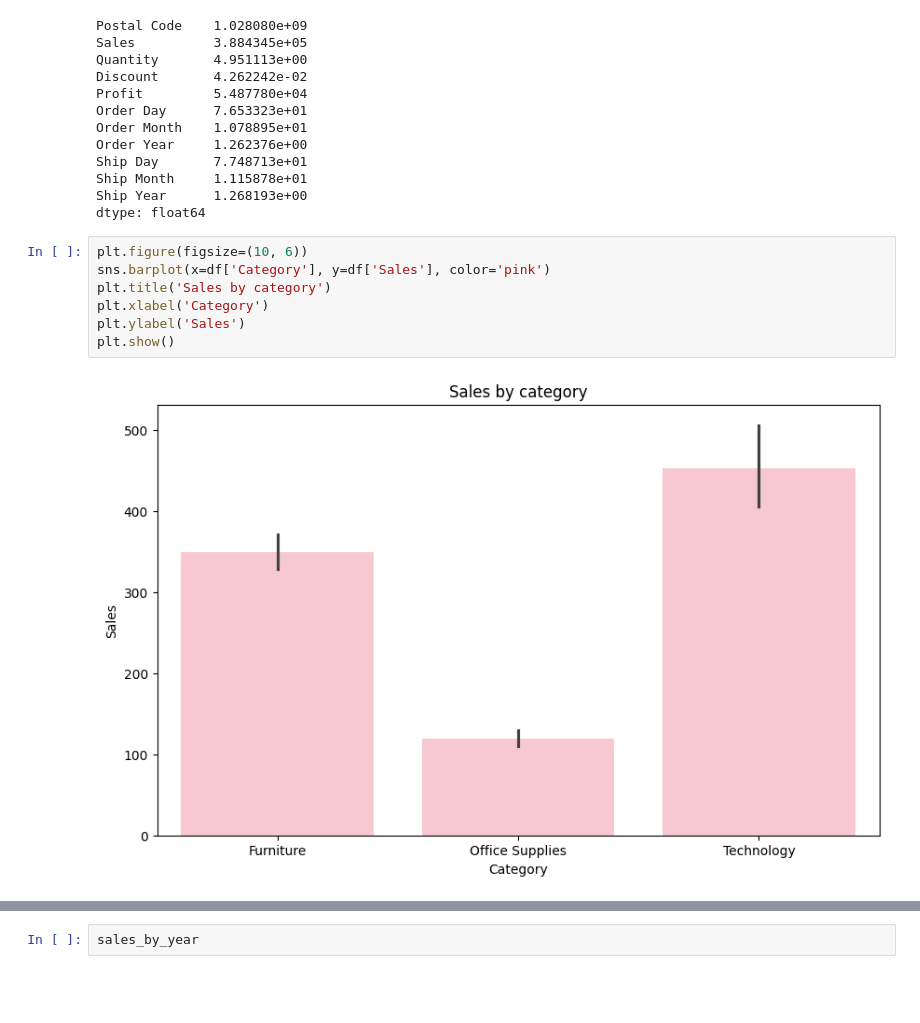
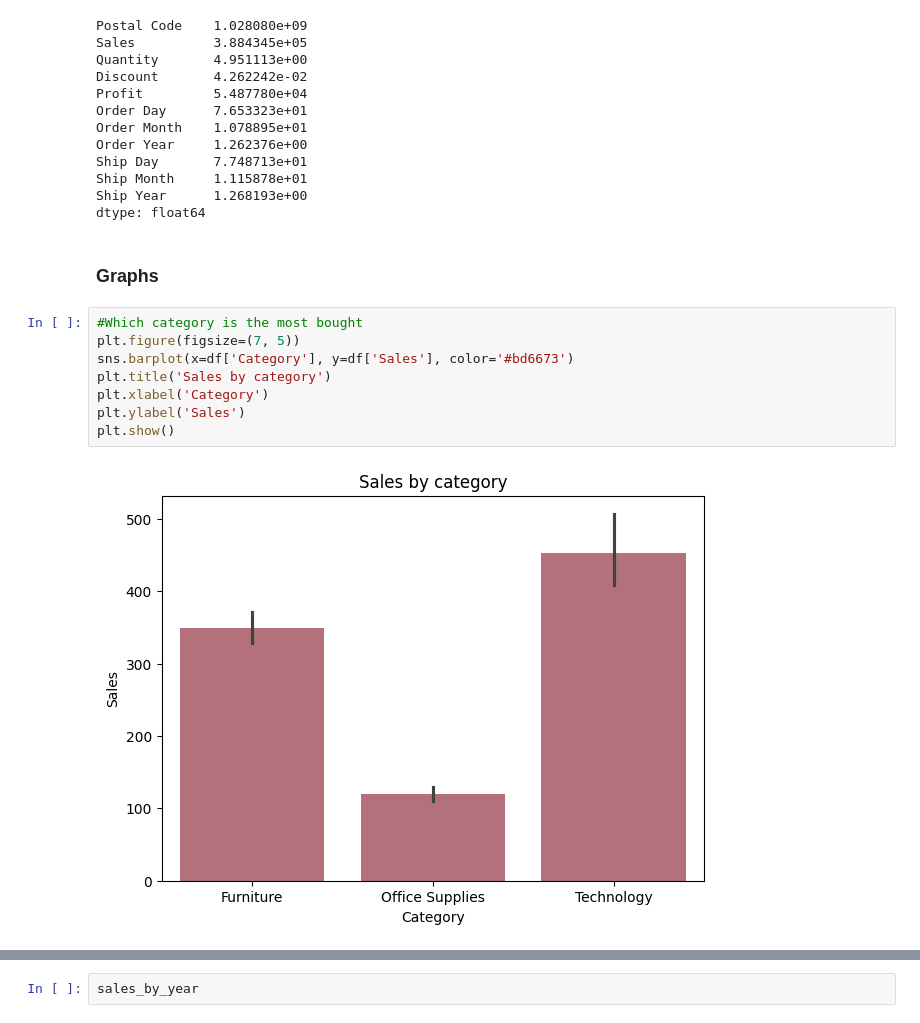
Before and after one commit to sarahbltn/data_analytics_project, a Jupyter notebook: notebooks/Superstore_project.ipynb, the cells around one changed output, grey strips where cells are left out. Drawn from its saved outputs; the diff is of its cells as text; blank space fills up the shorter version.

Commit message:
Second draft, graphs, and descriptive analysis

```diff
--- a/notebooks/Superstore_project.ipynb
+++ b/notebooks/Superstore_project.ipynb
@@ -182,12 +182,15 @@ Ship Day       7.748713e+01
 Ship Month     1.115878e+01
 Ship Year      1.268193e+00
 dtype: float64
+# %% [markdown]
+### Graphs
 # %%
-plt.figure(figsize=(10, 6))
-sns.barplot(x=df['Category'], y=df['Sales'], color='pink')
+#Which category is the most bought
+plt.figure(figsize=(7, 5))
+sns.barplot(x=df['Category'], y=df['Sales'], color='#bd6673')
 plt.title('Sales by category')
 plt.xlabel('Category')
 plt.ylabel('Sales')
 plt.show()
 # %% [output]
-[figure, old version]
+[figure, new version]
```
Also changed, not shown: parts of 33 cells of this notebook.
